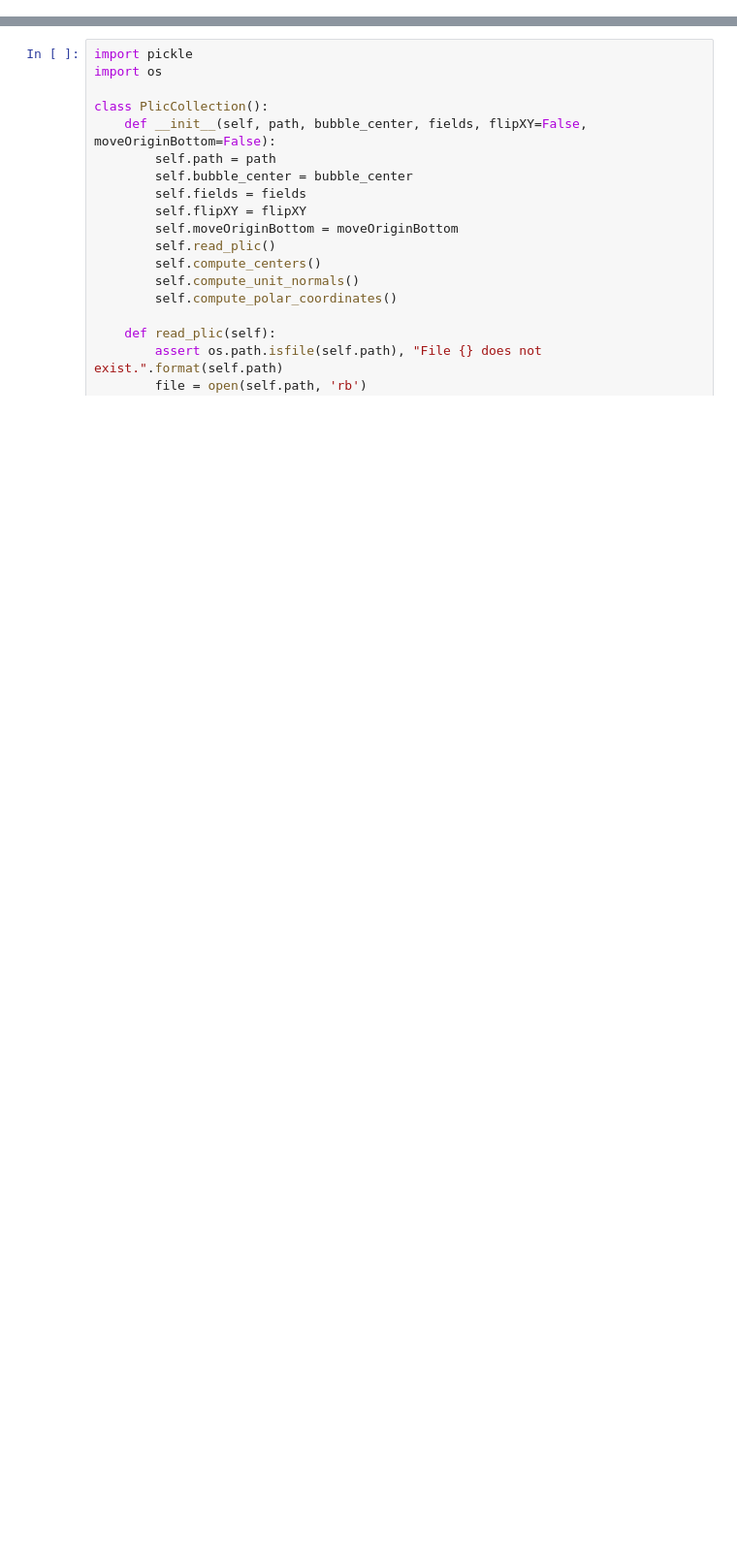
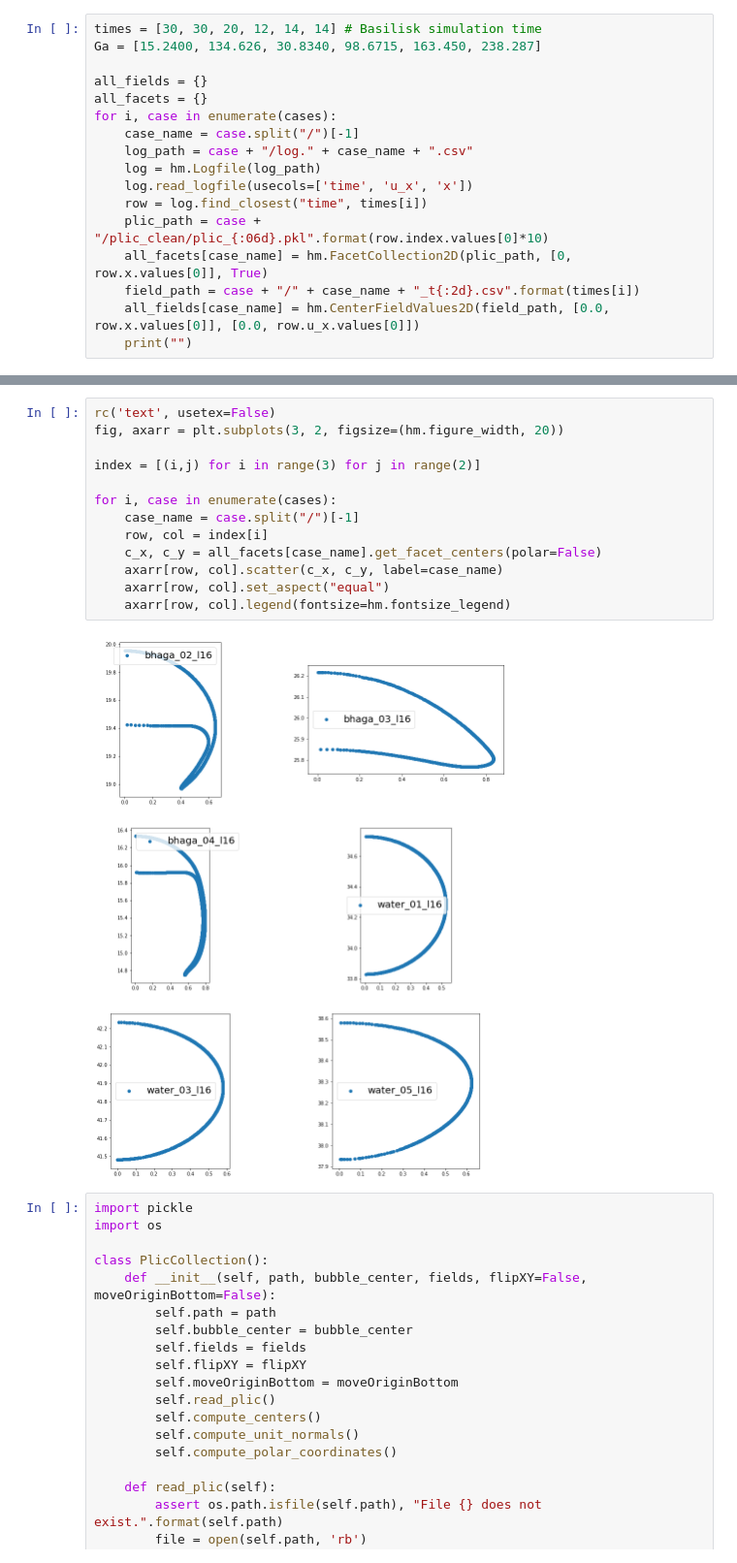
Before and after one commit to AndreWeiner/phd_notebooks, a Jupyter notebook: notebooks/basilisk_2D_interface_velocity.ipynb, the cells around one changed output, grey strips where cells are left out. Shown at 97% size. Saved outputs shown, nothing was run; the diff lists cells and outputs as text; blank space fills up the shorter version.

```diff
--- a/notebooks/basilisk_2D_interface_velocity.ipynb
+++ b/notebooks/basilisk_2D_interface_velocity.ipynb
@@ -11,0 +45,17 @@ The aim is to extract the tangential interface velocity from pseudo 3D (axis-sym
+# %%
+times = [30, 30, 20, 12, 14, 14] # Basilisk simulation time
+Ga = [15.2400, 134.626, 30.8340, 98.6715, 163.450, 238.287]
+
+all_fields = {}
+all_facets = {}
+for i, case in enumerate(cases):
+    case_name = case.split("/")[-1]
+    log_path = case + "/log." + case_name + ".csv"
+    log = hm.Logfile(log_path)
+    log.read_logfile(usecols=['time', 'u_x', 'x'])
+    row = log.find_closest("time", times[i])
+    plic_path = case + "/plic_clean/plic_{:06d}.pkl".format(row.index.values[0]*10)
+    all_facets[case_name] = hm.FacetCollection2D(plic_path, [0, row.x.values[0]], True)
+    field_path = case + "/" + case_name + "_t{:2d}.csv".format(times[i])
+    all_fields[case_name] = hm.CenterFieldValues2D(field_path, [0.0, row.x.values[0]], [0.0, row.u_x.values[0]])
+    print("")
@@ -12,3 +80,18 @@ The aim is to extract the tangential interface velocity from pseudo 3D (axis-sym
+# %%
+rc('text', usetex=False)
+fig, axarr = plt.subplots(3, 2, figsize=(hm.figure_width, 20))
+
+index = [(i,j) for i in range(3) for j in range(2)]
+
+for i, case in enumerate(cases):
+    case_name = case.split("/")[-1]
+    row, col = index[i]
+    c_x, c_y = all_facets[case_name].get_facet_centers(polar=False)
+    axarr[row, col].scatter(c_x, c_y, label=case_name)
+    axarr[row, col].set_aspect("equal")
+    axarr[row, col].legend(fontsize=hm.fontsize_legend)
+# %% [output]
+[figure, added]
 # %%
 import pickle
 import os
```
Also changed, not shown: parts of 4 cells of this notebook, 2 other files.
